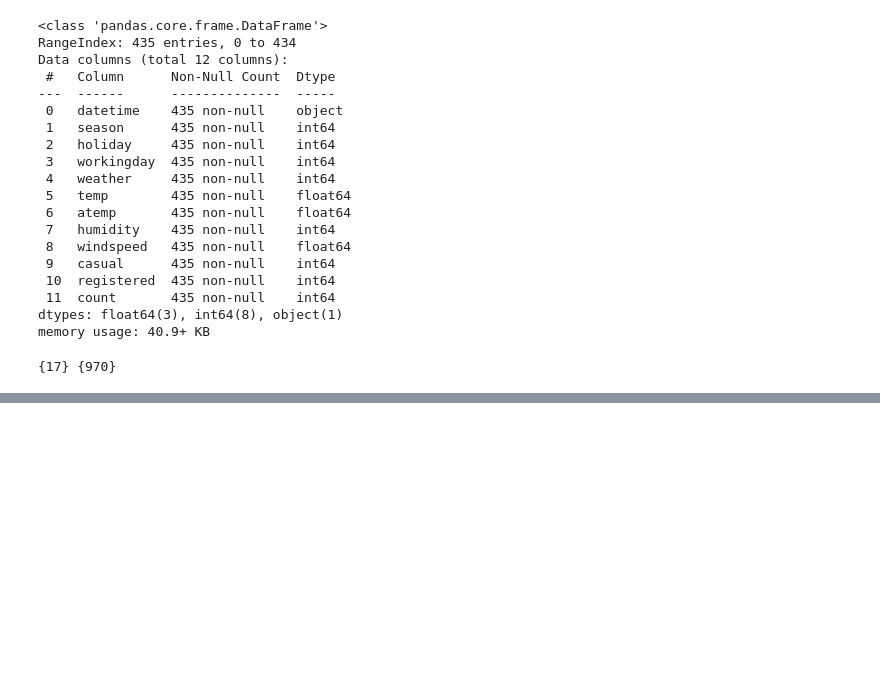
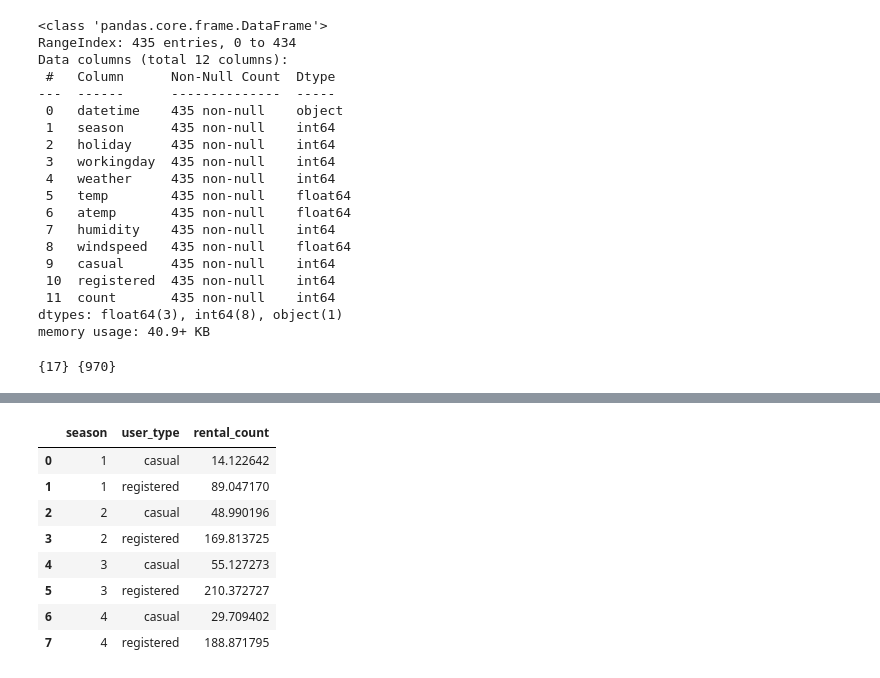
Before and after one commit to j00jun/DeepLearning_study, a Jupyter notebook: 빅분기_실기/part02_데이터_처리/sec02_pandas를_활용한_날짜_문자열_처리.ipynb, the cells around one changed output, grey strips where cells are left out. Saved outputs shown, nothing was run; the diff lists cells and outputs as text; code cells hidden in the pictures; blank space fills up the shorter version.

```diff
--- a/빅분기_실기/part02_데이터_처리/sec02_pandas를_활용한_날짜_문자열_처리.ipynb
+++ b/빅분기_실기/part02_데이터_처리/sec02_pandas를_활용한_날짜_문자열_처리.ipynb
@@ -335,0 +439,17 @@ Name: 365, dtype: object
+# %%
+# 8. 생성한 긴 형식 데이터 프레임을 활용하여 각 계절(season)별로 casual과 registered 사용자의 평균 대여 수(count)를 구하시오.
+
+# season과 user_type별로 그룹화하여 평균 대여 수 계산
+avg_rentals = melted_df.groupby(['season', 'user_type'])['rental_count'].mean().reset_index()
+
+avg_rentals
+# %% [output]
+|  | season | user_type | rental_count |
+| 0 | 1 | casual | 14.122642 |
+| 1 | 1 | registered | 89.047170 |
+| 2 | 2 | casual | 48.990196 |
+| 3 | 2 | registered | 169.813725 |
+| 4 | 3 | casual | 55.127273 |
+| 5 | 3 | registered | 210.372727 |
+| 6 | 4 | casual | 29.709402 |
+| 7 | 4 | registered | 188.871795 |
```
Also changed, not shown: parts of 14 cells of this notebook, 1 other file.
